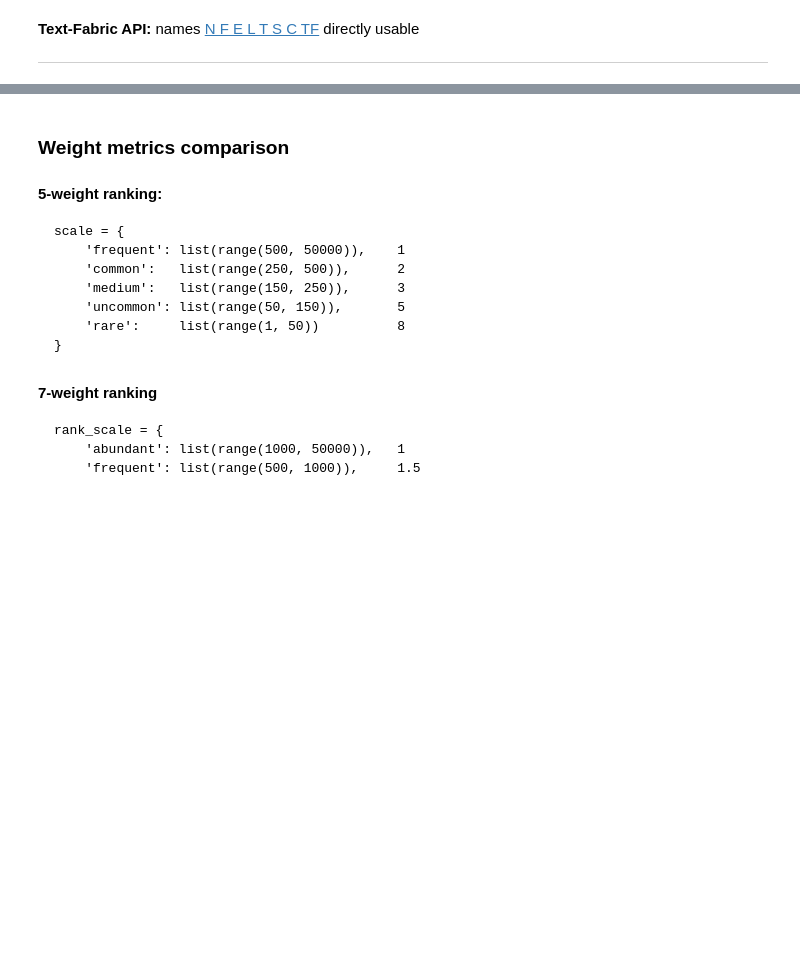
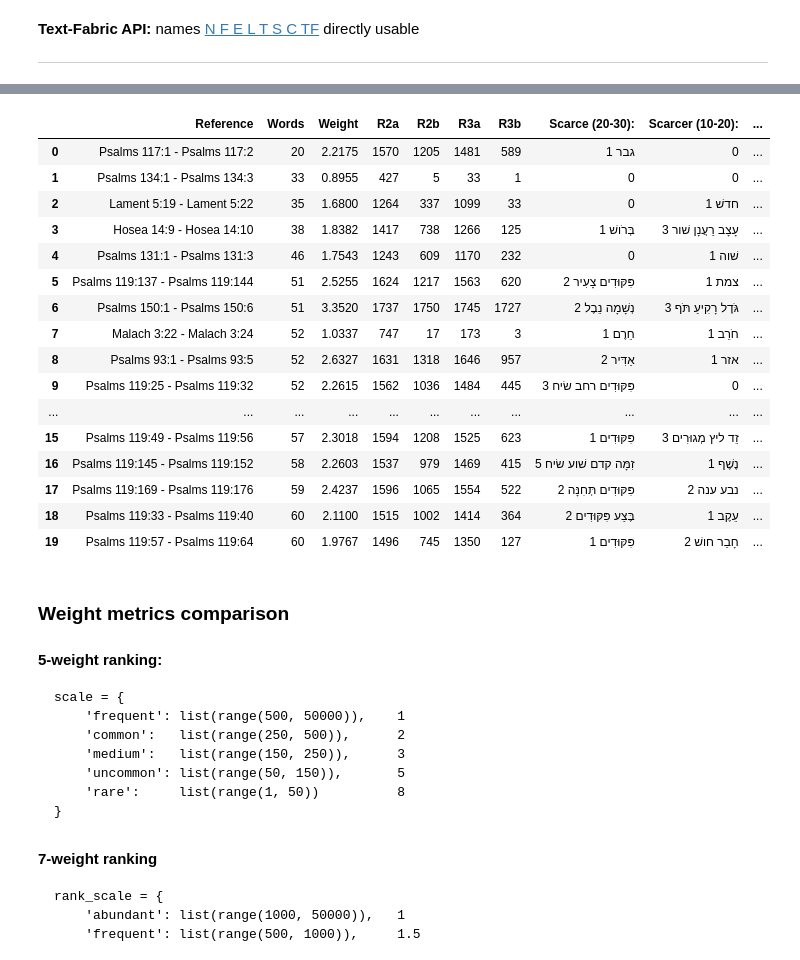
Before and after one commit to Tanakh-Reader/tanakh-reader, a Jupyter notebook: data_code/tf_passage_weights.ipynb, the cells around one changed output, grey strips where cells are left out. Drawn from its saved outputs; the diff is of its cells as text; code cells hidden in the pictures; blank space fills up the shorter version.

Commit message:
Working with passages

```diff
--- a/data_code/tf_passage_weights.ipynb
+++ b/data_code/tf_passage_weights.ipynb
@@ -36,10 +36,11 @@ class Ranks:
     ranks3 = ['Frequent', 'Medium', 'Uncommon', 'Rare']
     ranks4 = ['Frequent', 'Uncommon', 'Rare']
     ranks5 = ['Frequent', 'Common', 'Infrequent', 'Rare', 'Scarce']
+    ranks6 = ['Abundant', 'Frequent', 'Common', 'Average', 'Uncommon', 'Rare', 'Rarer', 'Scarce', 'Scarcer', 'Scarcest']
 
     # Using 2-elem lists is far faster than searching ranges.
     # Rather than if i in range(), check if i > l[0] and <= l[1].
-    # Using this method scales runtime from ~0:04:30 to ~0:00:25.
+    # Using this method scales runtime from ~0:04:30 to ~0:00:15.
     ranges1 = [
         [500, 51000],
         [250, 500],
@@ -84,12 +85,27 @@ class Ranks:
     ]
     weights5 = [1, 1.5, 3, 5, 8]
 
+    ranges6 = [
+        [1000, 51000],
+        [400, 1000],
+        [200, 400],
+        [100, 200],
+        [50, 100],
+        [40, 50],
+        [30, 40],
+        [20, 30],
+        [10, 20],
+        [1, 10]
+    ]
+    weights6 = [1, 1.1, 1.3, 1.7, 3, 5.5, 7, 8, 9, 10]
+
     all_ranks = [
         ranks1,
         ranks2,
         ranks3,
         ranks4,
         ranks5,
+        ranks6,
     ]
     all_ranges = [
         ranges1,
@@ -97,6 +113,7 @@ class Ranks:
         ranges3,
         ranges4,
         ranges5,
+        ranges6,
     ]
     all_weights = [
         weights1,
@@ -104,6 +121,7 @@ class Ranks:
         weights3,
         weights4,
         weights5,
+        weights6,
     ]
 # %%
 """
@@ -420,22 +677,28 @@ files = [
     '../output/rank2.csv',
     '../output/rank3.csv',
     '../output/rank4.csv',
-    '../output/rank5.csv'
+    '../output/rank5.csv',
+    '../output/rank6.csv'
 ]
 
 def all_ranks():
     start = time.time()
     r = Ranks()
     all_passage_rankings = []
-    for i in range(len(r.all_ranks)):
-    # for i in [0]:
+    # for i in range(len(r.all_ranks)):
+    for i in [5]:
         rank_scale = Classify(r.all_ranks[i], r.all_ranges[i], r.all_weights[i]).rank_scale()
         all_p = AllPassages(rank_scale=rank_scale)
         all_p.order_sorted = get_passages(rank_scale, end_node=len(F.otype.s('verse')), passage_size=100)
-        all_p.weight_sorted = all_p.weight_sort()
+        all_p.word_count_sorted = all_p.word_count_sort()
+        all_p.weight_sorted1 = all_p.weight_sort1()
+        all_p.weight_sorted2a = all_p.weight_sort2a()
+        all_p.weight_sorted2b = all_p.weight_sort2b()
+        all_p.weight_sorted3a = all_p.weight_sort3a()
+        all_p.weight_sorted3b = all_p.weight_sort3b()
         all_passage_rankings.append(all_p)
-        file = files[i]
-        to_csv(all_p, file)
+        # file = files[i]
+        # to_csv(all_p, file)
         end = time.time()
         print(i+1, "complete", end-start)
     return all_passage_rankings
@@ -450,0 +759,25 @@ rankings = all_ranks()
+# %%
+passages = rankings[0]
+display_order = passages.word_count_sorted
+df = create_df(passages, display_order)
+display(HTML(
+    df.head(20).to_html(index=True))
+)
+# %% [output]
+|  | Reference | Words | Weight | R2a | R2b | R3a | R3b | Scarce (20-30): | Scarcer (10-20): | ... |
+| 0 | Psalms 117:1 - Psalms 117:2 | 20 | 2.2175 | 1570 | 1205 | 1481 | 589 | 1 גבר | 0 | ... |
+| 1 | Psalms 134:1 - Psalms 134:3 | 33 | 0.8955 | 427 | 5 | 33 | 1 | 0 | 0 | ... |
+| 2 | Lament 5:19 - Lament 5:22 | 35 | 1.6800 | 1264 | 337 | 1099 | 33 | 0 | 1 חדשׁ | ... |
+| 3 | Hosea 14:9 - Hosea 14:10 | 38 | 1.8382 | 1417 | 738 | 1266 | 125 | 1 בְּרֹושׁ | 3 עָצָב רַעֲנָן שׁור | ... |
+| 4 | Psalms 131:1 - Psalms 131:3 | 46 | 1.7543 | 1243 | 609 | 1170 | 232 | 0 | 1 שׁוה | ... |
+| 5 | Psalms 119:137 - Psalms 119:144 | 51 | 2.5255 | 1624 | 1217 | 1563 | 620 | 2 פִּקּוּדִים צָעִיר | 1 צמת | ... |
+| 6 | Psalms 150:1 - Psalms 150:6 | 51 | 3.3520 | 1737 | 1750 | 1745 | 1727 | 2 נְשָׁמָה נֵבֶל | 3 גֹּדֶל רָקִיעַ תֹּף | ... |
+| 7 | Malach 3:22 - Malach 3:24 | 52 | 1.0337 | 747 | 17 | 173 | 3 | 1 חֵרֶם | 1 חֹרֵב | ... |
+| 8 | Psalms 93:1 - Psalms 93:5 | 52 | 2.6327 | 1631 | 1318 | 1646 | 957 | 2 אַדִּיר | 1 אזר | ... |
+| 9 | Psalms 119:25 - Psalms 119:32 | 52 | 2.2615 | 1562 | 1036 | 1484 | 445 | 3 פִּקּוּדִים רחב שׂיח | 0 | ... |
+| ... | ... | ... | ... | ... | ... | ... | ... | ... | ... | ... |
+| 15 | Psalms 119:49 - Psalms 119:56 | 57 | 2.3018 | 1594 | 1208 | 1525 | 623 | 1 פִּקּוּדִים | 3 זֵד ליץ מְגוּרִים | ... |
+| 16 | Psalms 119:145 - Psalms 119:152 | 58 | 2.2603 | 1537 | 979 | 1469 | 415 | 5 זִמָּה קדם שׁוע שׂיח | 1 נֶשֶׁף | ... |
+| 17 | Psalms 119:169 - Psalms 119:176 | 59 | 2.4237 | 1596 | 1065 | 1554 | 522 | 2 פִּקּוּדִים תְּחִנָּה | 2 נבע ענה | ... |
+| 18 | Psalms 119:33 - Psalms 119:40 | 60 | 2.1100 | 1515 | 1002 | 1414 | 364 | 2 בֶּצַע פִּקּוּדִים | 1 עֵקֶב | ... |
+| 19 | Psalms 119:57 - Psalms 119:64 | 60 | 1.9767 | 1496 | 745 | 1350 | 127 | 1 פִּקּוּדִים | 2 חָבֵר חושׁ | ... |
```
Also changed, not shown: parts of 14 cells of this notebook, 16 other files.
